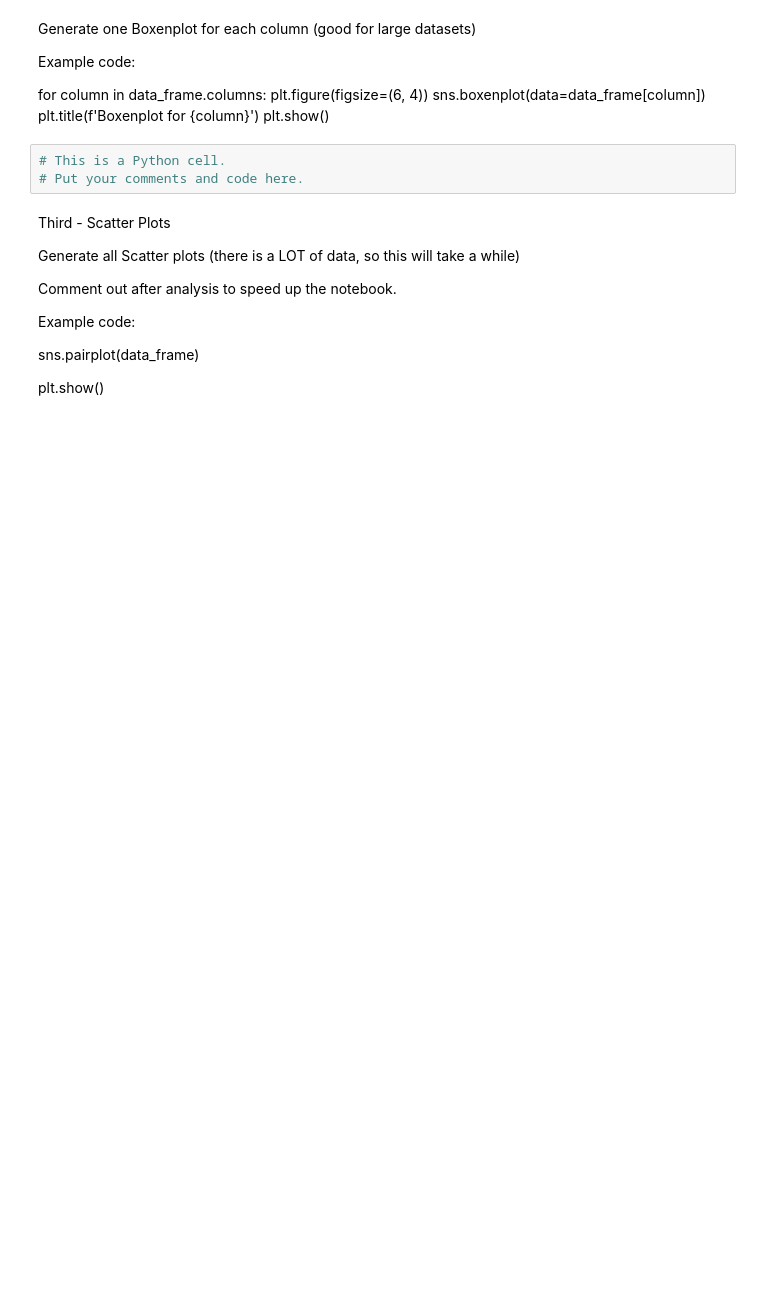
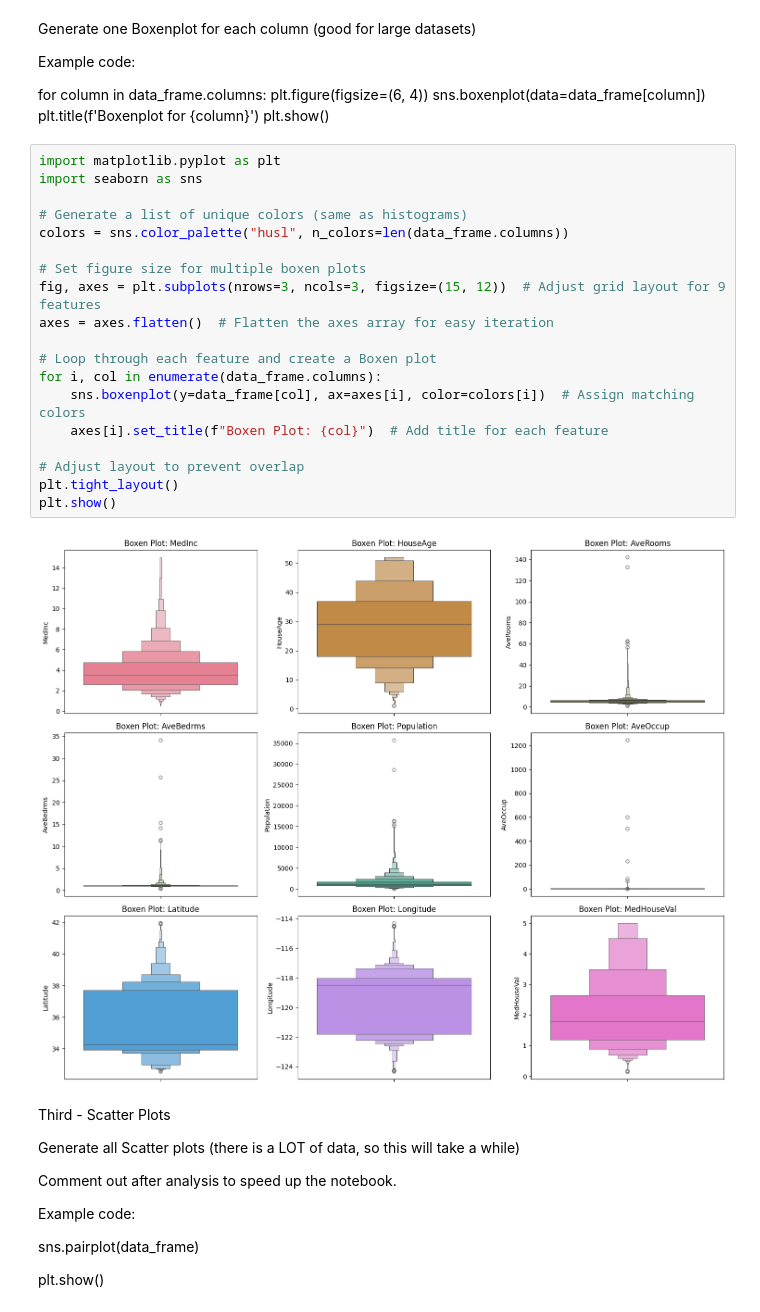
Before and after one commit to Data-Git-Hub/applied-ml-data-git-hub, a Jupyter notebook: lab01/ml01.ipynb, the cells around one changed output. Saved outputs shown, nothing was run; the diff lists cells and outputs as text; blank space fills up the shorter version.

```diff
--- a/lab01/ml01.ipynb
+++ b/lab01/ml01.ipynb
@@ -292,9 +309,27 @@ for column in data_frame.columns:
     sns.boxenplot(data=data_frame[column])
     plt.title(f'Boxenplot for {column}')
     plt.show()
-# %%
-# This is a Python cell.
-# Put your comments and code here.
+# %%
+import matplotlib.pyplot as plt
+import seaborn as sns
+
+# Generate a list of unique colors (same as histograms)
+colors = sns.color_palette("husl", n_colors=len(data_frame.columns))
+
+# Set figure size for multiple boxen plots
+fig, axes = plt.subplots(nrows=3, ncols=3, figsize=(15, 12))  # Adjust grid layout for 9 features
+axes = axes.flatten()  # Flatten the axes array for easy iteration
+
+# Loop through each feature and create a Boxen plot
+for i, col in enumerate(data_frame.columns):
+    sns.boxenplot(y=data_frame[col], ax=axes[i], color=colors[i])  # Assign matching colors
+    axes[i].set_title(f"Boxen Plot: {col}")  # Add title for each feature
+
+# Adjust layout to prevent overlap
+plt.tight_layout()
+plt.show()
+# %% [output]
+[figure, added]
 # %% [markdown]
 Third - Scatter Plots <br>
 
```
Also changed, not shown: parts of 11 cells of this notebook, 1 other file.
